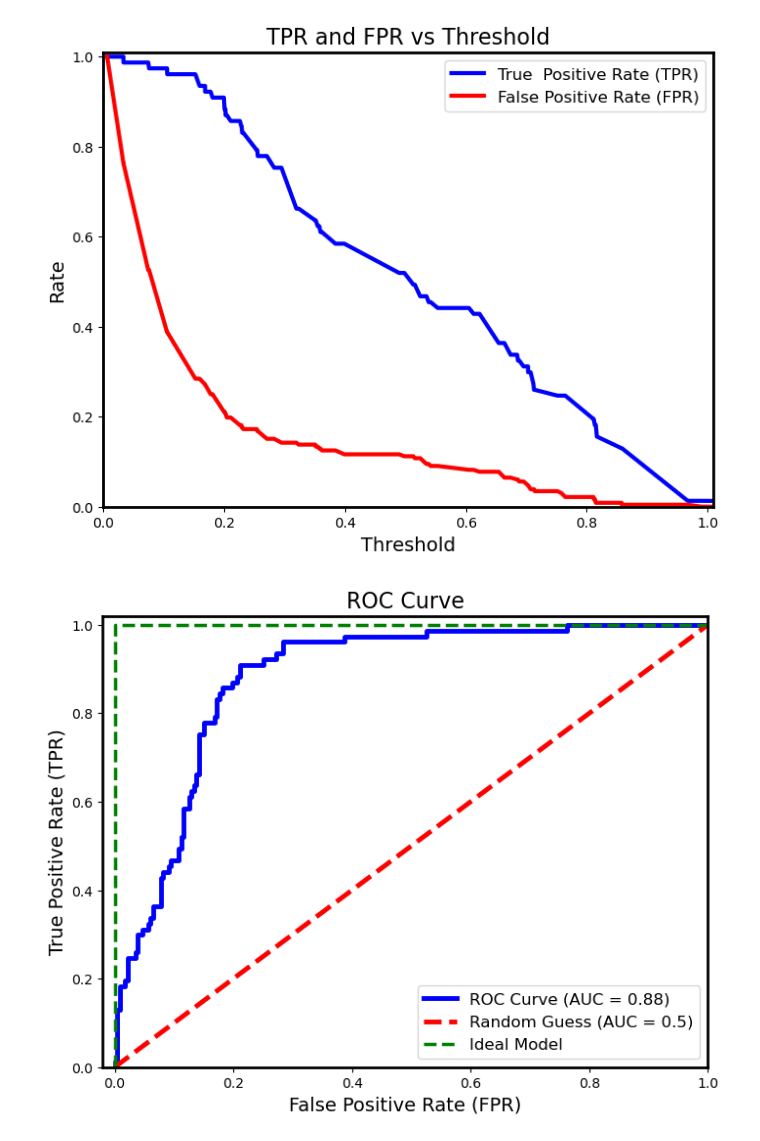
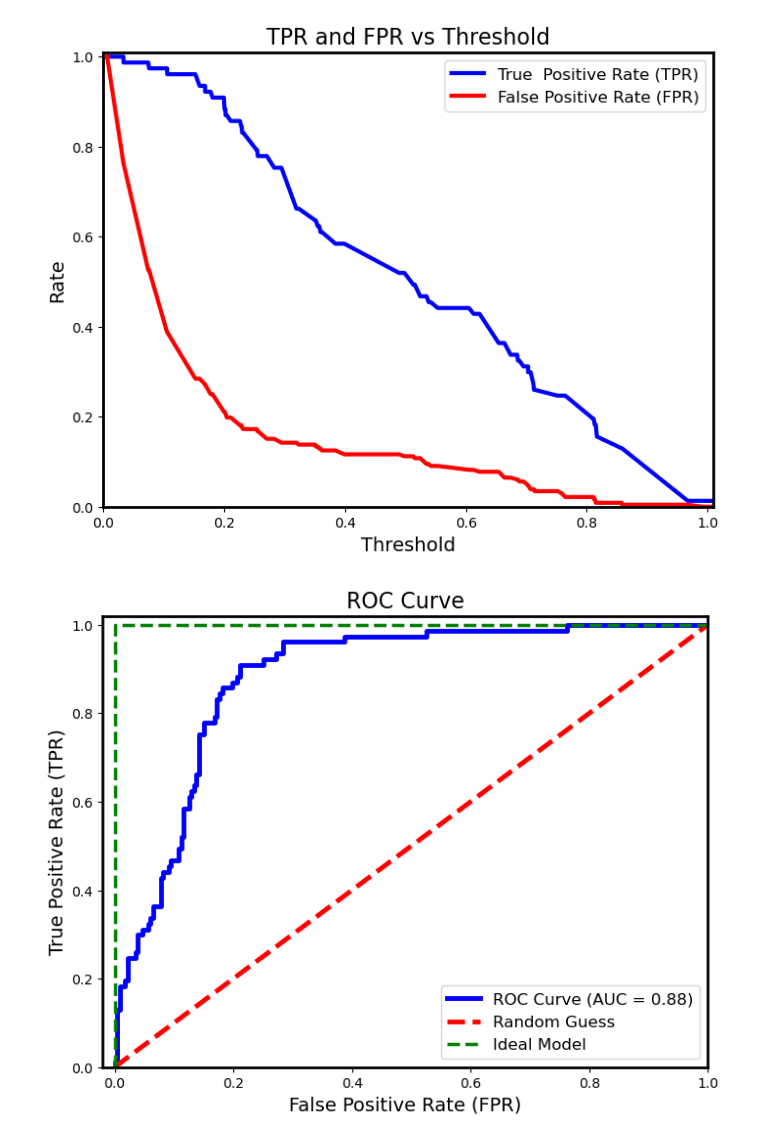
Before and after one commit to Wanwan-Laang/MSE598, a Jupyter notebook: Week10.ipynb, the cells around one changed output. Drawn from its saved outputs; the diff is of its cells as text; code cells hidden in the pictures.

```diff
--- a/Week10.ipynb
+++ b/Week10.ipynb
@@ -137,21 +137,21 @@ plt.show()
 # %%
 # Plot the ROC curve
 plt.figure(figsize=(8, 6))
 plt.plot(fpr, tpr, color='blue', label=f'ROC Curve (AUC = {roc_auc:.2f})', linewidth=3.5)
 ax = plt.gca()
 for spine in ax.spines.values():
     spine.set_linewidth(2)
-plt.plot([0, 1], [0, 1], color='red', linestyle='--', label='Random Guess (AUC = 0.5)', linewidth=3.5)
+plt.plot([0, 1], [0, 1], color='red', linestyle='--', label='Random Guess', linewidth=3.5)
 
 # Ideal model line: perfect classification (vertical line then horizontal)
 plt.plot([0, 0, 1], [0, 1, 1], color='green', linestyle='--', label='Ideal Model',linewidth=2.5)
 
 plt.xlabel('False Positive Rate (FPR)', fontsize=14)
 plt.ylabel('True Positive Rate (TPR)', fontsize=14)
 plt.xlim([-0.02, 1])
 plt.ylim([0, 1.02])
 plt.title('ROC Curve', fontsize=16)
 plt.legend(loc='lower right', fontsize=12)
 plt.show()
 # %% [output]
-[figure, old version]
+[figure, new version]
```
